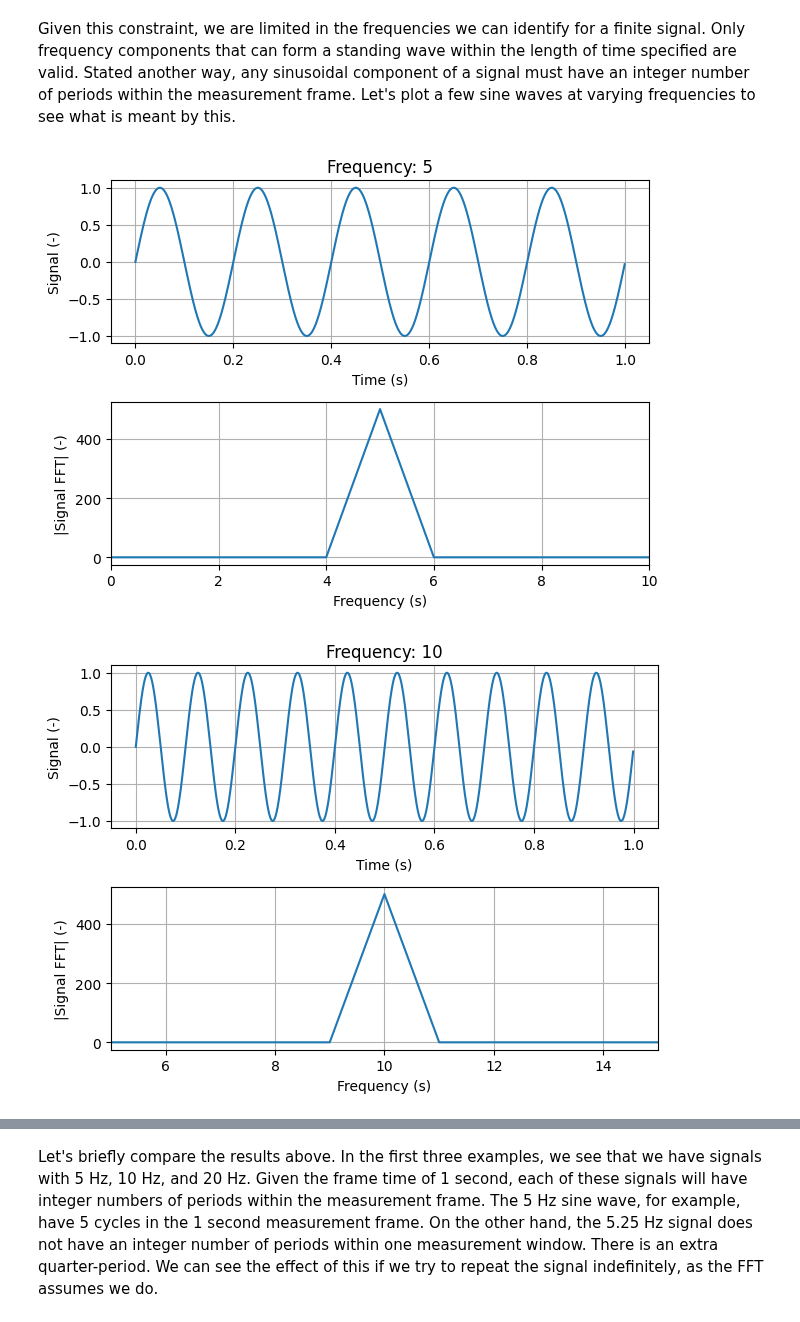
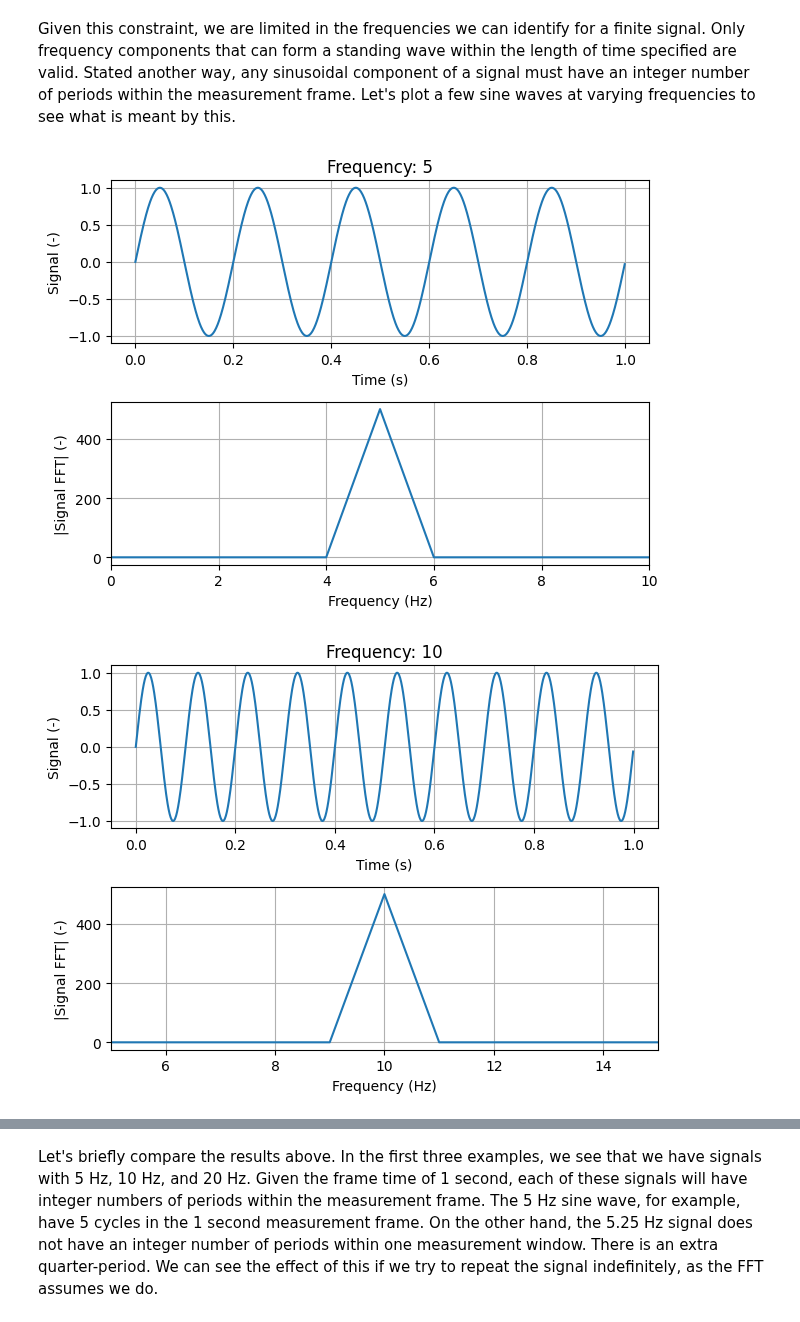
Before and after one commit to sandialabs/sdynpy, a Jupyter notebook: docs/source/modal_tutorials/Modal_05_Experimental_Modal_Analysis/Modal_05b_Types_of_Excitation.ipynb, the cells around one changed output, grey strips where cells are left out. Cells and saved outputs as stored; diff of their text form; code cells hidden in the pictures.

```diff
--- a/docs/source/modal_tutorials/Modal_05_Experimental_Modal_Analysis/Modal_05b_Types_of_Excitation.ipynb
+++ b/docs/source/modal_tutorials/Modal_05_Experimental_Modal_Analysis/Modal_05b_Types_of_Excitation.ipynb
@@ -95,7 +95,7 @@ ax[0].set_ylabel('Signal (-)')
 ax[0].axvline(1,color='k')
 ax[0].axvline(2,color='k')
 ax[1].plot(frequency_lines,np.abs(signal_fft))
-ax[1].set_xlabel('Frequency (s)')
+ax[1].set_xlabel('Frequency (Hz)')
 ax[1].set_ylabel('|Signal FFT| (-)')
 fig.tight_layout()
 # %% [output]
@@ -105,29 +105,29 @@ Given this constraint, we are limited in the frequencies we can identify for a f
 # %%
 for frequency in [5,10,20,5.25]:
     # Compute the signal
     sample_rate = 1000 # Hz
     dt = 1/sample_rate # seconds
     num_samples = 1000 # Samples
     times = np.arange(num_samples)*dt
     signal = sdpy.generator.sine(frequency,dt,num_samples)
 
     # Compute its FFT
     frequency_lines = np.fft.rfftfreq(num_samples,dt)
     signal_fft = np.fft.rfft(signal)
 
     # Plot both
     fig,ax = plt.subplots(2,1,num='Sine Signal: {:}'.format(frequency))
     ax[0].set_title('Frequency: {:}'.format(frequency))
     ax[0].plot(times,signal)
     ax[0].set_xlabel('Time (s)')
     ax[0].set_ylabel('Signal (-)')
     ax[1].plot(frequency_lines,np.abs(signal_fft))
-    ax[1].set_xlabel('Frequency (s)')
+    ax[1].set_xlabel('Frequency (Hz)')
     ax[1].set_ylabel('|Signal FFT| (-)')
     ax[1].set_xlim(frequency-5,frequency+5)
     ax[0].grid(True)
     ax[1].grid(True)
     fig.tight_layout()
 # %% [output]
-[figure, old version]
+[figure, new version]
-[figure, old version]
+[figure, new version]
```
Also changed, not shown: parts of 16 cells of this notebook, 32 other files.
